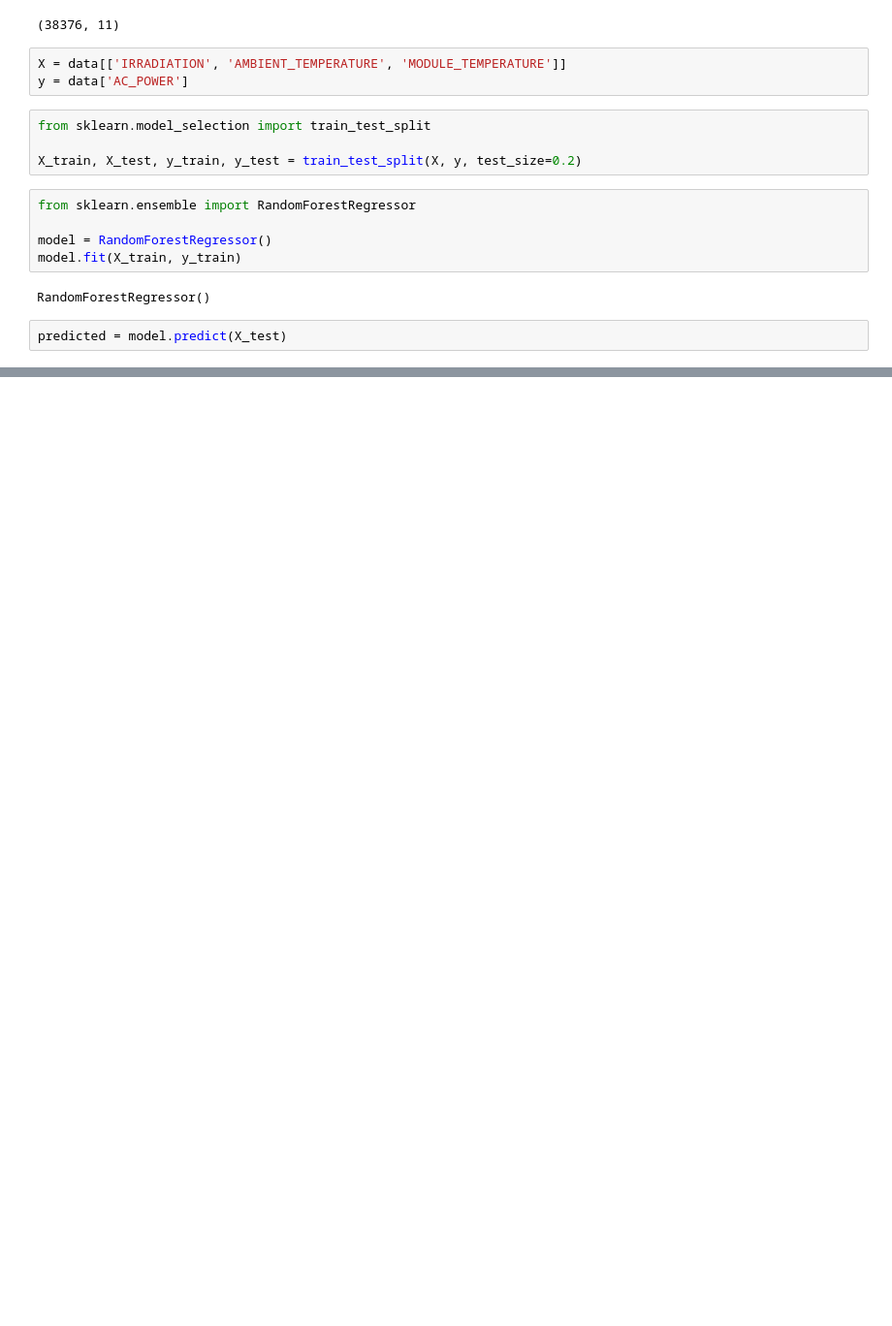
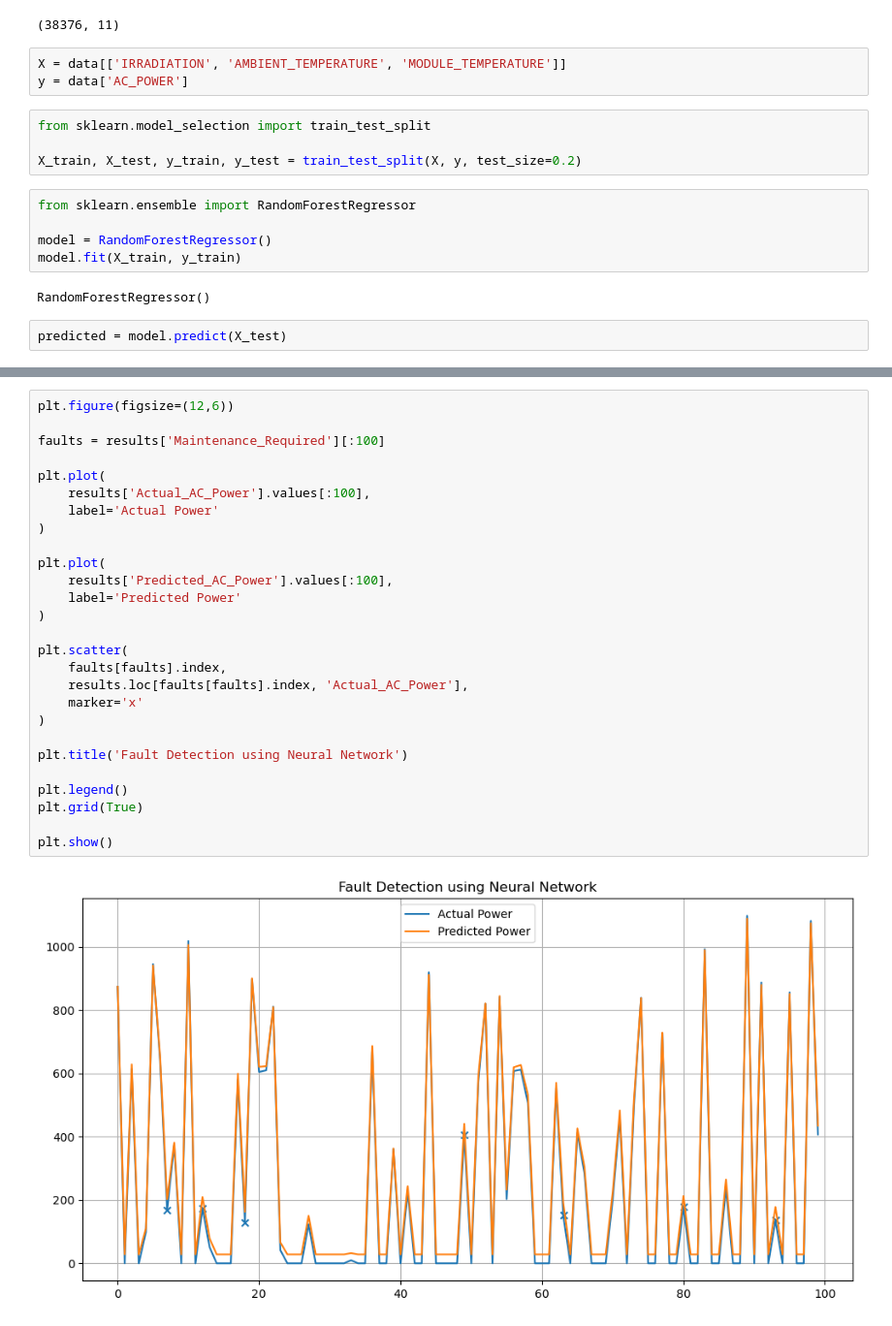
Before and after one commit to Bitttu4/Predictive-Maintainance-in-Solar-Power-System, a Jupyter notebook: Project.ipynb, the cells around one changed output, grey strips where cells are left out. Shown at 97% size. Saved outputs shown, nothing was run; the diff lists cells and outputs as text; blank space fills up the shorter version.

```diff
--- a/Project.ipynb
+++ b/Project.ipynb
@@ -295,0 +513,29 @@ print(results.sample(10))
+# %%
+plt.figure(figsize=(12,6))
+
+faults = results['Maintenance_Required'][:100]
+
+plt.plot(
+    results['Actual_AC_Power'].values[:100],
+    label='Actual Power'
+)
+
+plt.plot(
+    results['Predicted_AC_Power'].values[:100],
+    label='Predicted Power'
+)
+
+plt.scatter(
+    faults[faults].index,
+    results.loc[faults[faults].index, 'Actual_AC_Power'],
+    marker='x'
+)
+
+plt.title('Fault Detection using Neural Network')
+
+plt.legend()
+plt.grid(True)
+
+plt.show()
+# %% [output]
+[figure, added]
```
Also changed, not shown: parts of 21 cells of this notebook.
